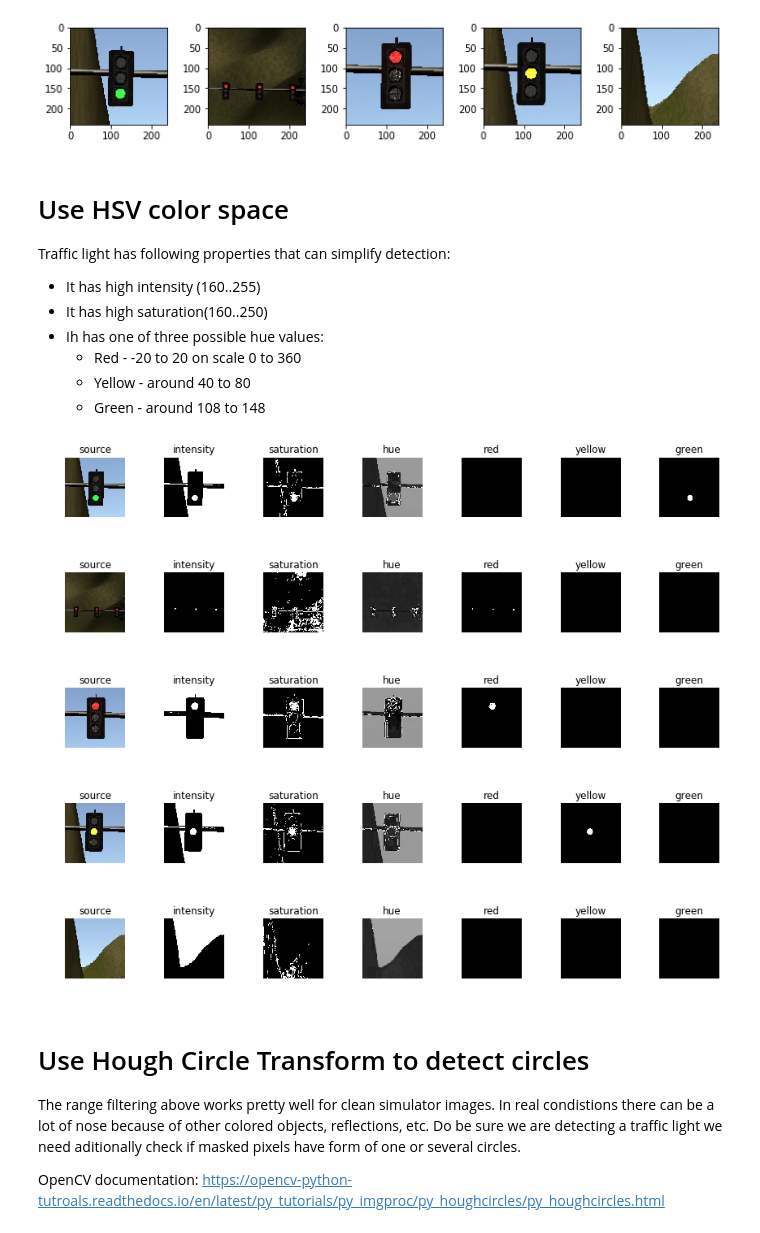
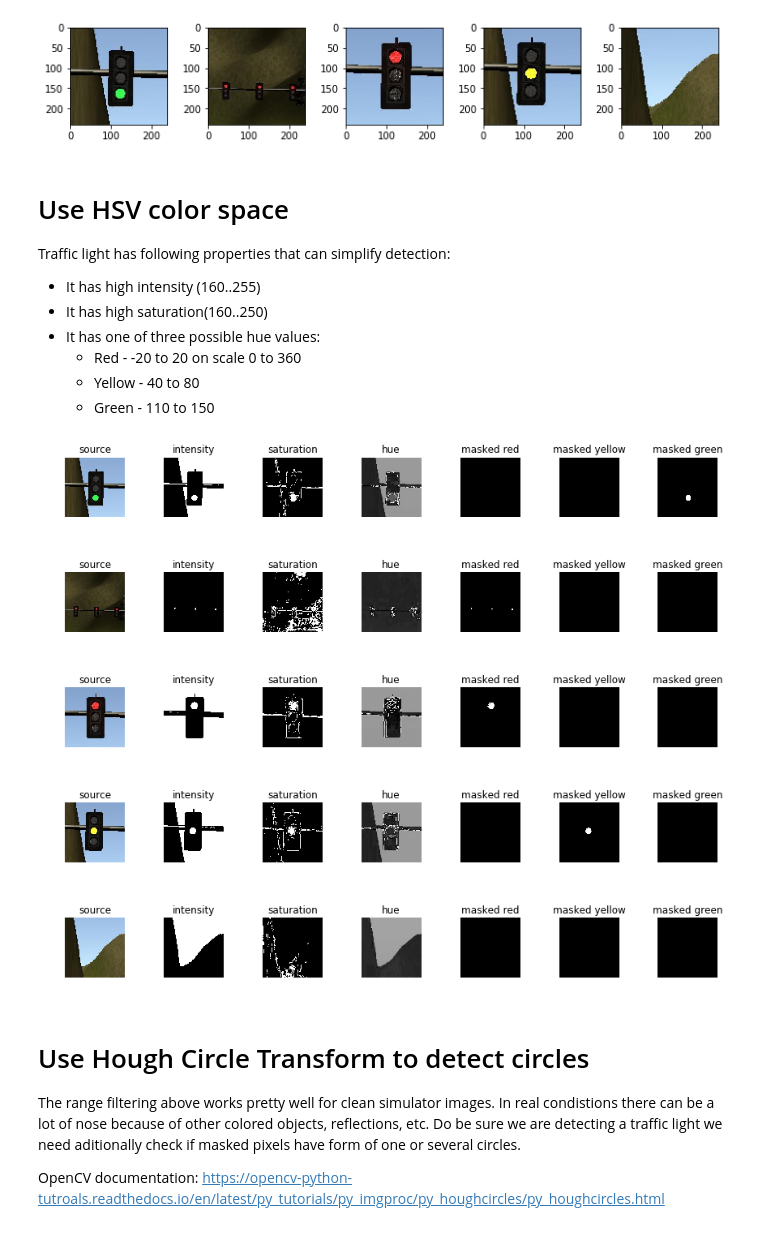
Before and after one commit to cazacov/traffic-light-classificator, a Jupyter notebook: classificator-opencv.ipynb, the cells around one changed output. Drawn from its saved outputs; the diff is of its cells as text; code cells hidden in the pictures.

```diff
--- a/classificator-opencv.ipynb
+++ b/classificator-opencv.ipynb
@@ -30,10 +30,10 @@ plt.show()
 Traffic light has following properties that can simplify detection:
 - It has high intensity (160..255)
 - It has high saturation(160..250)
-- Ih has one of three possible hue values:
+- It has one of three possible hue values:
     - Red - -20 to 20  on scale 0 to 360
-    - Yellow - around 40 to 80
-    - Green - around 108 to 148
+    - Yellow - 40 to 80
+    - Green - 110 to 150
 # %%
 def get_is_mask(s_channel, v_channel):
     intensity_mask = cv2.inRange(v_channel, 160, 255)
@@ -57,6 +57,8 @@ def get_green_mask(h_channel):
 idx = 0
 f, ax = plt.subplots(5,7, figsize=(12, 10))
 f.tight_layout()
+
+images = glob.glob('./training_data_simulator/test_cases/*-cut.jpg')
 
 for fname in images:
     img = cv2.imread(fname)
@@ -64,37 +66,37 @@ for fname in images:
 
     hsv_img = cv2.cvtColor(img, cv2.COLOR_BGR2HSV)
     h = hsv_img[:,:,0]
     s = hsv_img[:,:,1]
     v = hsv_img[:,:,2]
 
     is_mask,intensity_mask, saturation_mask = get_is_mask(s,v)
     red_mask = get_red_mask(h)
     yellow_mask = get_yellow_mask(h)
     green_mask = get_green_mask(h)
 
     ax[idx, 1].imshow(intensity_mask,  cmap='gray')
     ax[idx, 2].imshow(saturation_mask,  cmap='gray')
     ax[idx, 3].imshow(h,  cmap='gray')
     ax[idx, 4].imshow(red_mask & is_mask,  cmap='gray')
     ax[idx, 5].imshow(yellow_mask & is_mask,  cmap='gray')
     ax[idx, 6].imshow(green_mask & is_mask,  cmap='gray')
 
     ax[idx,0].set_title("source")
     ax[idx,1].set_title("intensity")
     ax[idx,2].set_title("saturation")
     ax[idx,3].set_title("hue")
-    ax[idx,4].set_title("red")
-    ax[idx,5].set_title("yellow")
-    ax[idx,6].set_title("green")
+    ax[idx,4].set_title("masked red")
+    ax[idx,5].set_title("masked yellow")
+    ax[idx,6].set_title("masked green")
 
     for j in range(7):
         ax[idx,j].axis('off')
 
     idx += 1
 
 plt.show()
 # %% [output]
-[figure, old version]
+[figure, new version]
 # %% [markdown]
 # Use Hough Circle Transform to detect circles
 
```
Also changed, not shown: parts of 9 cells of this notebook, 2 other files.
